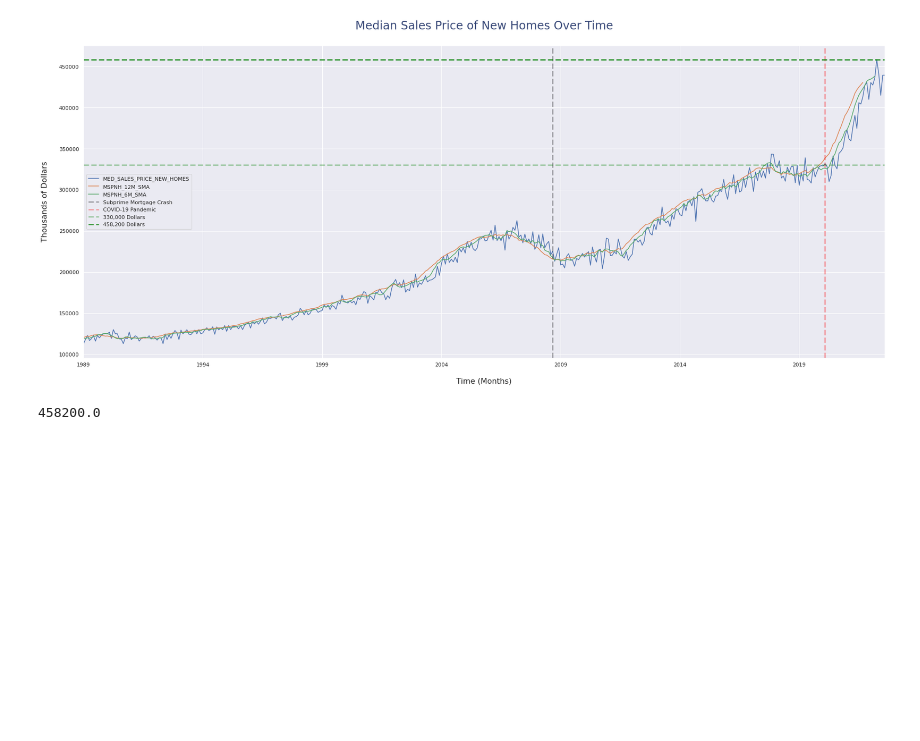
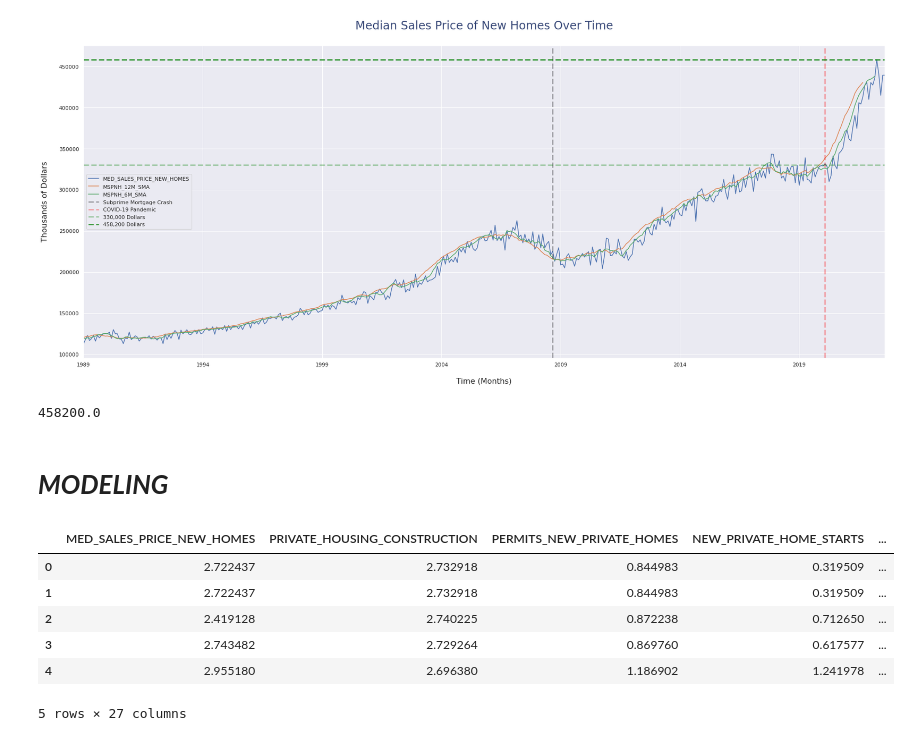
Before and after one commit to starkjones/US-Housing-Forecasting-w-FRED, a Jupyter notebook: US_Housing.ipynb, the cells around one changed output. Saved outputs shown, nothing was run; the diff lists cells and outputs as text; code cells hidden in the pictures; blank space fills up the shorter version.

```diff
--- a/US_Housing.ipynb
+++ b/US_Housing.ipynb
@@ -393,3 +392,5 @@ plt.legend();
 df['MED_SALES_PRICE_NEW_HOMES'].max()
 # %% [output]
 458200.0
+# %% [markdown]
+# ***MODELING***
@@ -395,0 +416,24 @@ df['MED_SALES_PRICE_NEW_HOMES'].max()
+# %%
+# The data must be scaled so that the distribution of the dataset has a mean of 0 and a standard deviation of 1.
+
+# Instantiate numric scaler:
+
+scaler = StandardScaler()
+
+# Scale and fit training data:
+
+scaled = scaler.fit_transform(df)
+
+scaled_df = pd.DataFrame(scaled)
+
+scaled_df.columns = df.columns
+
+scaled_df.head()
+# %% [output]
+|  | MED_SALES_PRICE_NEW_HOMES | PRIVATE_HOUSING_CONSTRUCTION | PERMITS_NEW_PRIVATE_HOMES | NEW_PRIVATE_HOME_STARTS | ... |
+| 0 | 2.722437 | 2.732918 | 0.844983 | 0.319509 | ... |
+| 1 | 2.722437 | 2.732918 | 0.844983 | 0.319509 | ... |
+| 2 | 2.419128 | 2.740225 | 0.872238 | 0.712650 | ... |
+| 3 | 2.743482 | 2.729264 | 0.869760 | 0.617577 | ... |
+| 4 | 2.955180 | 2.696380 | 1.186902 | 1.241978 | ... |
+5 rows × 27 columns
```
Also changed, not shown: parts of 6 cells of this notebook.
